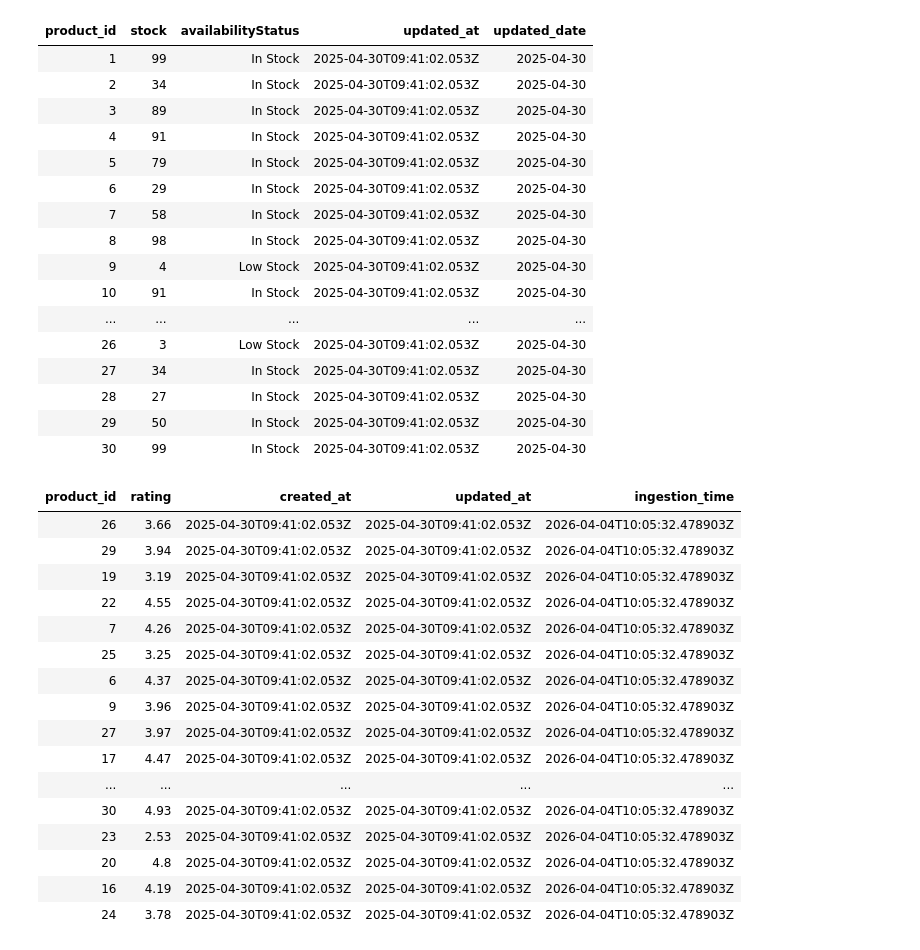
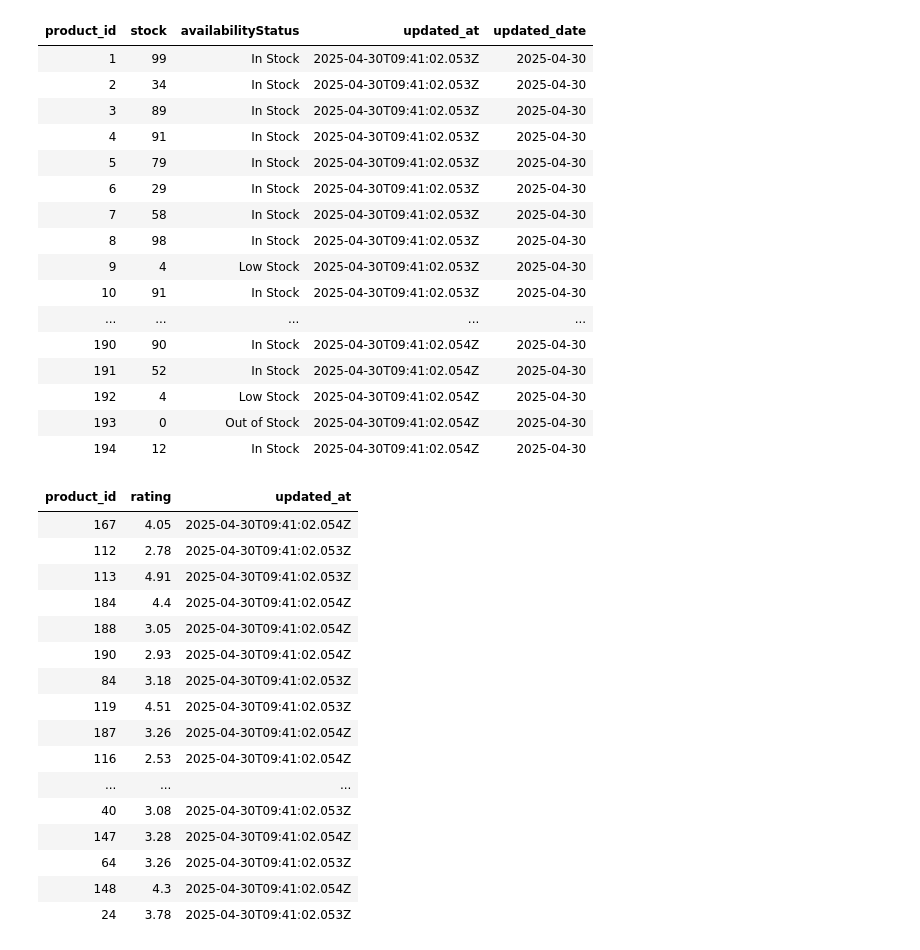
Before and after one commit to dhanashreedani/Retail_Inventory_Alerts, a Jupyter notebook: Notebooks/Silver_layer.ipynb, the cells around one changed output. Saved outputs shown, nothing was run; the diff lists cells and outputs as text; code cells hidden in the pictures.

```diff
--- a/Notebooks/Silver_layer.ipynb
+++ b/Notebooks/Silver_layer.ipynb
@@ -3,2 +2,0 @@
-# %%
-df = spark.read.option("multiline", "true").json("abfss://bronze@storefinalproject.dfs.core.windows.net/retail_inventory/retail_inventory_data")
@@ -84,8 +93,6 @@ products_clean = products.fillna({
     "shippingInformation": "Not Available",
     "minimumOrderQuantity": 1
 })
-# %%
-products_clean = products_clean.dropDuplicates(["product_id"])
 # %%
 from pyspark.sql.functions import to_date, date_format
 
@@ -306,38 +306,36 @@ fact_inventory.display()
 | 9 | 4 | Low Stock | 2025-04-30T09:41:02.053Z | 2025-04-30 |
 | 10 | 91 | In Stock | 2025-04-30T09:41:02.053Z | 2025-04-30 |
 | ... | ... | ... | ... | ... |
-| 26 | 3 | Low Stock | 2025-04-30T09:41:02.053Z | 2025-04-30 |
-| 27 | 34 | In Stock | 2025-04-30T09:41:02.053Z | 2025-04-30 |
-| 28 | 27 | In Stock | 2025-04-30T09:41:02.053Z | 2025-04-30 |
-| 29 | 50 | In Stock | 2025-04-30T09:41:02.053Z | 2025-04-30 |
-| 30 | 99 | In Stock | 2025-04-30T09:41:02.053Z | 2025-04-30 |
+| 190 | 90 | In Stock | 2025-04-30T09:41:02.054Z | 2025-04-30 |
+| 191 | 52 | In Stock | 2025-04-30T09:41:02.054Z | 2025-04-30 |
+| 192 | 4 | Low Stock | 2025-04-30T09:41:02.054Z | 2025-04-30 |
+| 193 | 0 | Out of Stock | 2025-04-30T09:41:02.054Z | 2025-04-30 |
+| 194 | 12 | In Stock | 2025-04-30T09:41:02.054Z | 2025-04-30 |
 # %%
 fact_products_metrics = products_clean.select(
     "product_id",
     "rating",
-    "created_at",
-    "updated_at",
-    "ingestion_time"
+    "updated_at"
 )
 fact_products_metrics.display()
 # %% [output]
-| product_id | rating | created_at | updated_at | ingestion_time |
-| 26 | 3.66 | 2025-04-30T09:41:02.053Z | 2025-04-30T09:41:02.053Z | 2026-04-04T10:05:32.478903Z |
-| 29 | 3.94 | 2025-04-30T09:41:02.053Z | 2025-04-30T09:41:02.053Z | 2026-04-04T10:05:32.478903Z |
-| 19 | 3.19 | 2025-04-30T09:41:02.053Z | 2025-04-30T09:41:02.053Z | 2026-04-04T10:05:32.478903Z |
-| 22 | 4.55 | 2025-04-30T09:41:02.053Z | 2025-04-30T09:41:02.053Z | 2026-04-04T10:05:32.478903Z |
-| 7 | 4.26 | 2025-04-30T09:41:02.053Z | 2025-04-30T09:41:02.053Z | 2026-04-04T10:05:32.478903Z |
-| 25 | 3.25 | 2025-04-30T09:41:02.053Z | 2025-04-30T09:41:02.053Z | 2026-04-04T10:05:32.478903Z |
-| 6 | 4.37 | 2025-04-30T09:41:02.053Z | 2025-04-30T09:41:02.053Z | 2026-04-04T10:05:32.478903Z |
-| 9 | 3.96 | 2025-04-30T09:41:02.053Z | 2025-04-30T09:41:02.053Z | 2026-04-04T10:05:32.478903Z |
-| 27 | 3.97 | 2025-04-30T09:41:02.053Z | 2025-04-30T09:41:02.053Z | 2026-04-04T10:05:32.478903Z |
-| 17 | 4.47 | 2025-04-30T09:41:02.053Z | 2025-04-30T09:41:02.053Z | 2026-04-04T10:05:32.478903Z |
-| ... | ... | ... | ... | ... |
-| 30 | 4.93 | 2025-04-30T09:41:02.053Z | 2025-04-30T09:41:02.053Z | 2026-04-04T10:05:32.478903Z |
-| 23 | 2.53 | 2025-04-30T09:41:02.053Z | 2025-04-30T09:41:02.053Z | 2026-04-04T10:05:32.478903Z |
-| 20 | 4.8 | 2025-04-30T09:41:02.053Z | 2025-04-30T09:41:02.053Z | 2026-04-04T10:05:32.478903Z |
-| 16 | 4.19 | 2025-04-30T09:41:02.053Z | 2025-04-30T09:41:02.053Z | 2026-04-04T10:05:32.478903Z |
-| 24 | 3.78 | 2025-04-30T09:41:02.053Z | 2025-04-30T09:41:02.053Z | 2026-04-04T10:05:32.478903Z |
+| product_id | rating | updated_at |
+| 167 | 4.05 | 2025-04-30T09:41:02.054Z |
+| 112 | 2.78 | 2025-04-30T09:41:02.053Z |
+| 113 | 4.91 | 2025-04-30T09:41:02.053Z |
+| 184 | 4.4 | 2025-04-30T09:41:02.054Z |
+| 188 | 3.05 | 2025-04-30T09:41:02.054Z |
+| 190 | 2.93 | 2025-04-30T09:41:02.054Z |
+| 84 | 3.18 | 2025-04-30T09:41:02.053Z |
+| 119 | 4.51 | 2025-04-30T09:41:02.053Z |
+| 187 | 3.26 | 2025-04-30T09:41:02.054Z |
+| 116 | 2.53 | 2025-04-30T09:41:02.054Z |
+| ... | ... | ... |
+| 40 | 3.08 | 2025-04-30T09:41:02.053Z |
+| 147 | 3.28 | 2025-04-30T09:41:02.054Z |
+| 64 | 3.26 | 2025-04-30T09:41:02.053Z |
+| 148 | 4.3 | 2025-04-30T09:41:02.054Z |
+| 24 | 3.78 | 2025-04-30T09:41:02.053Z |
 # %%
 fact_reviews = reviews_clean.select(
     "product_id",
```
Also changed, not shown: parts of 20 cells of this notebook, 3 other files.
